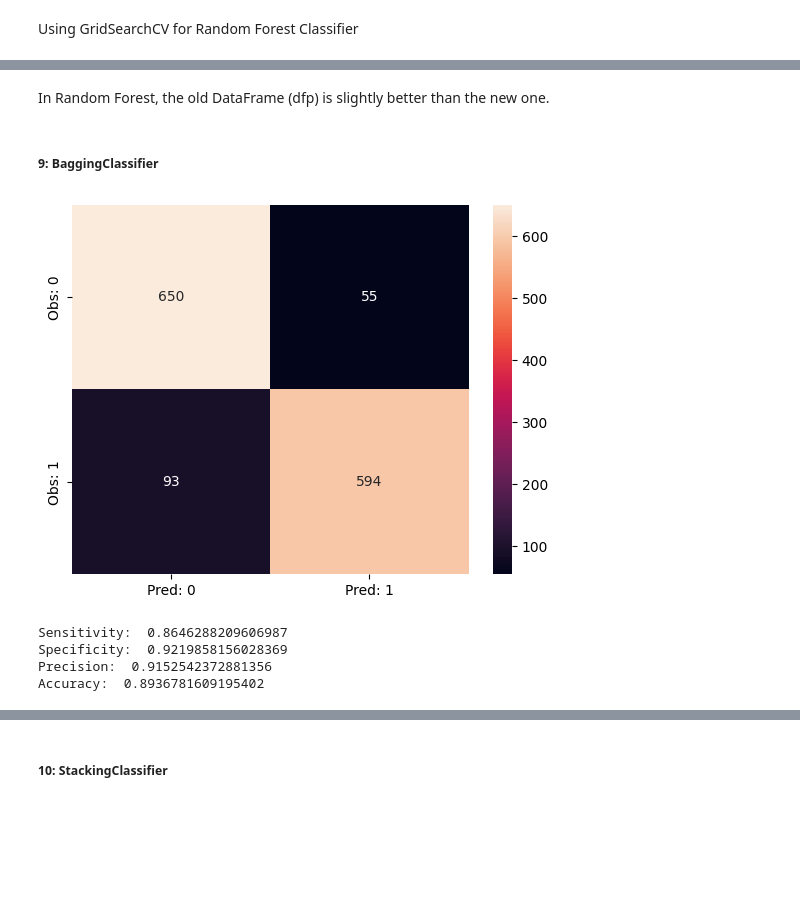
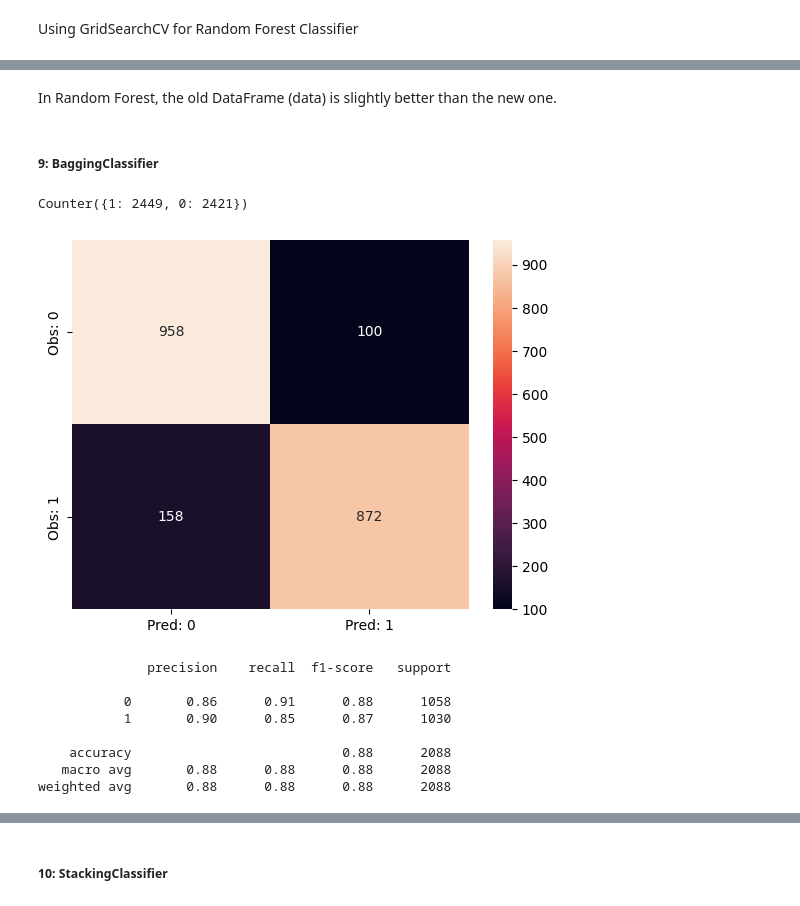
Before and after one commit to Dhruv-Chandra/Heart-Patients, a Jupyter notebook: Heart Patients.ipynb, the cells around one changed output, grey strips where cells are left out. Drawn from its saved outputs; the diff is of its cells as text; code cells hidden in the pictures; blank space fills up the shorter version.

```diff
--- a/Heart Patients.ipynb
+++ b/Heart Patients.ipynb
@@ -593,5 +679,5 @@ params_svc = {
     'decision_function_shape': ['ovo','ovr']
 }
 # %%
-mod_svc_o, svc_acc_o = rand_search(model = SVC(), params = params_svc, samp = 'o', df = dfp, encod= 'd', cm='yes')
+mod_svc_o, svc_acc_o = rand_search(model = SVC(), params = params_svc, df = en_data, cm='yes')
 # %% [output]
@@ -632,8 +716,7 @@ rf_params = {
     'max_features': ['sqrt', 'log2'],
     'bootstrap': [True, False],
     'oob_score': [True],
-    'n_jobs': [3],
 }
 # %%
-mod_rf_o, acc_rf_o = rand_search(model=RandomForestClassifier(), params=rf_params, df = dfp, samp='o', cm='yes')
+mod_rf_o, acc_rf_o = rand_search(model=RandomForestClassifier(), params=rf_params, df = en_data, cm='yes')
 # %% [output]
@@ -653,5 +746,5 @@ Accuracy:  0.8591954022988506
 # %% [markdown]
-In Random Forest, the old DataFrame (dfp) is slightly better than the new one.
+In Random Forest, the old DataFrame (data) is slightly better than the new one.
 # %% [markdown]
 ##### 9: BaggingClassifier
 # %%
@@ -661,16 +754,20 @@ old_models = [mod_dt_o, mod_knn_o, mod_lg_o, mod_svc_o, mod_rf_o] # Models Train
 params_bg_o = {
     'base_estimator': old_models,
     'n_estimators': [10, 20, 30, 40, 50],
-    'n_jobs':[-1]
 }
 # %%
-mod_bg_o, acc_bg_o = rand_search(model = BaggingClassifier(), params = params_bg_o, df = dfp, encod = 'd', cm='yes', samp = 'o')
+mod_bg_o, acc_bg_o = rand_search(model = BaggingClassifier(), params = params_bg_o, df = en_data, cm='yes', )
 # %% [output]
+Counter({1: 2449, 0: 2421})
-[figure, old version]
+[figure, new version]
-Sensitivity:  0.8646288209606987
-Specificity:  0.9219858156028369
-Precision:  0.9152542372881356
-Accuracy:  0.8936781609195402
+              precision    recall  f1-score   support
+
+           0       0.86      0.91      0.88      1058
+           1       0.90      0.85      0.87      1030
+
+    accuracy                           0.88      2088
+   macro avg       0.88      0.88      0.88      2088
+weighted avg       0.88      0.88      0.88      2088
 # %%
 params_bg_n = {
     'base_estimator': new_models,
```
Also changed, not shown: parts of 72 cells of this notebook, 3 other files.
